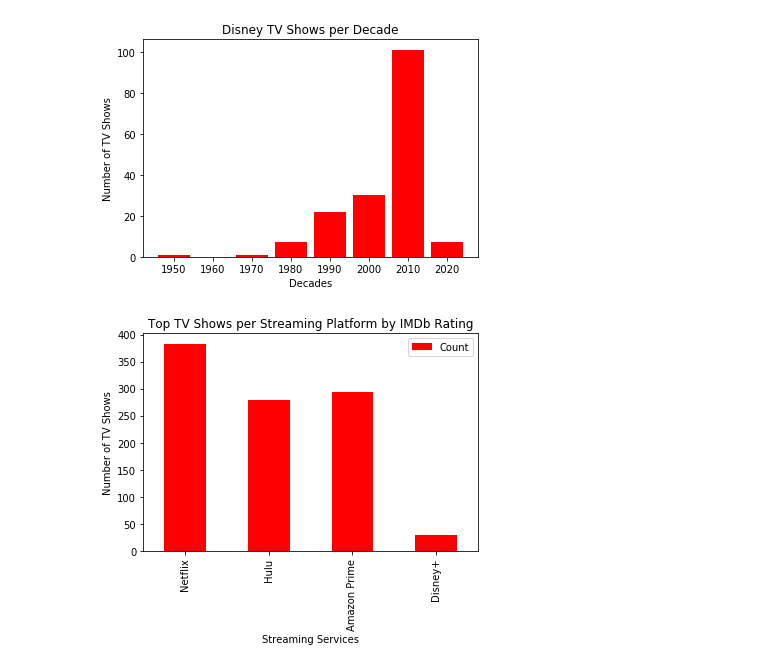
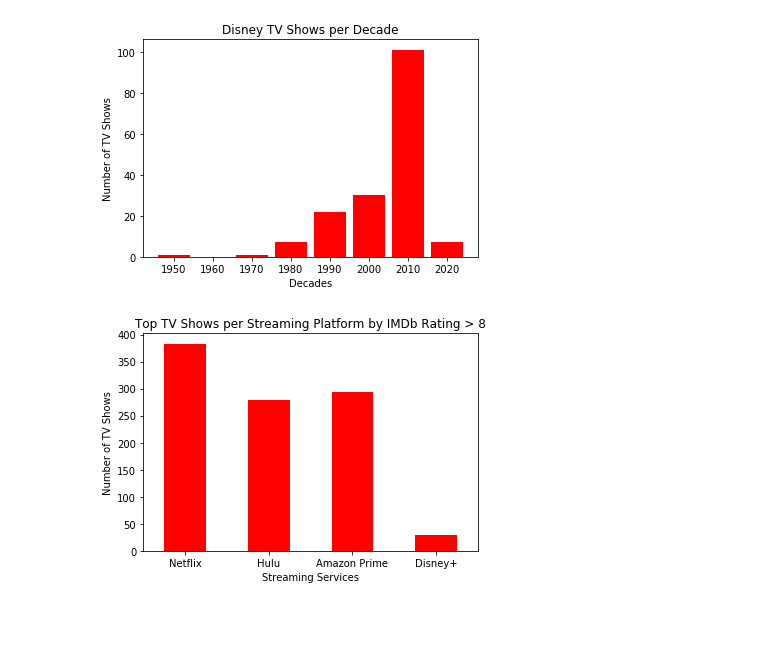
Before and after one commit to trevorguleserian/Project1, a Jupyter notebook: tv_data.ipynb, the cells around one changed output. Saved outputs shown, nothing was run; the diff lists cells and outputs as text; code cells hidden in the pictures; blank space fills up the shorter version.

Commit message:
updated graphs for png files

```diff
--- a/tv_data.ipynb
+++ b/tv_data.ipynb
@@ -152,25 +152,28 @@ plt.show()
 # %%
 top_netflix = netflix_df.loc[netflix_df['IMDb']>8]
 tnetflix = (len(top_netflix))
 
 top_hulu = hulu_df.loc[hulu_df['IMDb']>8]
 thulu = (len(top_hulu))
 
 top_prime = prime_df.loc[prime_df['IMDb']>8]
 tprime = (len(top_prime))
 
 top_disney = disney_df.loc[disney_df['IMDb']>8]
 tdisney = (len(top_disney))
 
 count_df = pd.DataFrame({'Streaming Services': ['Netflix', 'Hulu', 'Amazon Prime', 'Disney+'],
                          'Count': [tnetflix, thulu, tprime, tdisney]}
                        ).set_index('Streaming Services')
 count_df.plot(kind='bar', color = 'red')
 
 plt.ylabel("Number of TV Shows")
-plt.title('Top TV Shows per Streaming Platform by IMDb Rating')
+plt.title('Top TV Shows per Streaming Platform by IMDb Rating > 8')
+
+plt.xticks(rotation=0)
+plt.legend().remove()
 
 plt.savefig('PNG/top_tv_per_service.png')
 plt.show()
 # %% [output]
-[figure, old version]
+[figure, new version]
```
